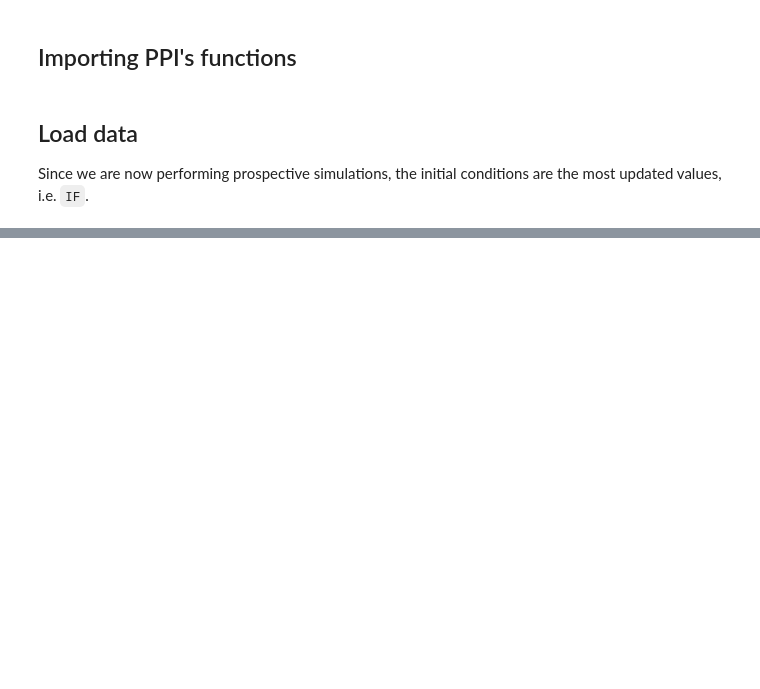
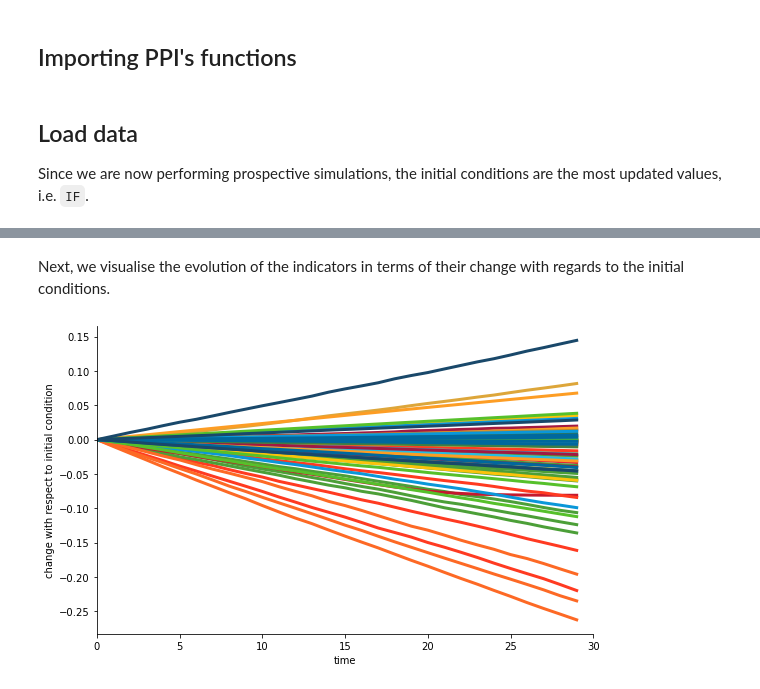
Before and after one commit to oguerrer/ppi, a Jupyter notebook: tutorials/03 - simple_prospective.ipynb, the cells around one changed output, grey strips where cells are left out. Saved outputs shown, nothing was run; the diff lists cells and outputs as text; code cells hidden in the pictures; blank space fills up the shorter version.

```diff
--- a/tutorials/03 - simple_prospective.ipynb
+++ b/tutorials/03 - simple_prospective.ipynb
@@ -77,0 +132,14 @@ len(tsI)
+# %% [markdown]
+Next, we visualise the evolution of the indicators in terms of their change with regards to the initial conditions.
+# %%
+plt.figure(figsize=(8, 5))
+for index, row in df_output.iterrows():
+    plt.plot(row[range(T)]-row[0], color=row.color, linewidth=3)
+plt.gca().spines['right'].set_visible(False)
+plt.gca().spines['top'].set_visible(False)
+plt.xlim(0,T)
+plt.xlabel('time')
+plt.ylabel('change with respect to initial condition')
+plt.tight_layout()
+# %% [output]
+[figure, added]
```
Also changed, not shown: parts of 17 cells of this notebook, 3 other files.
